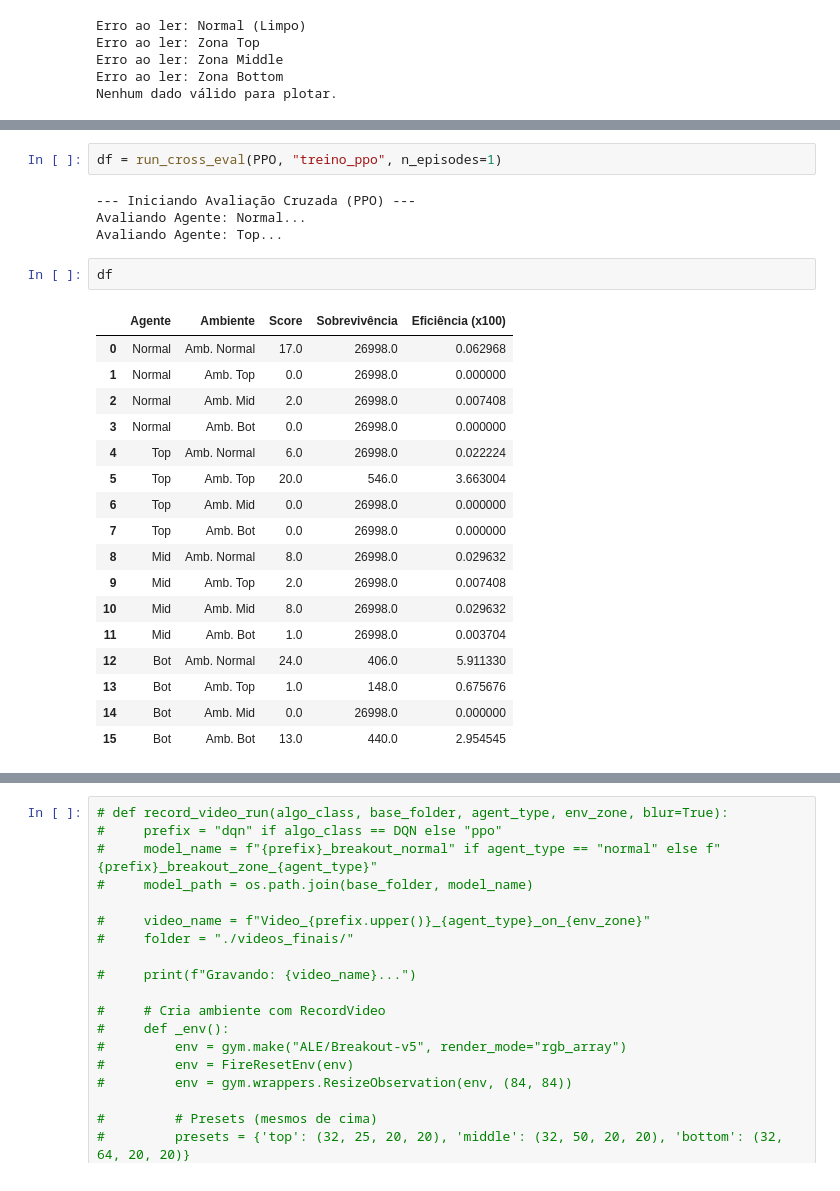
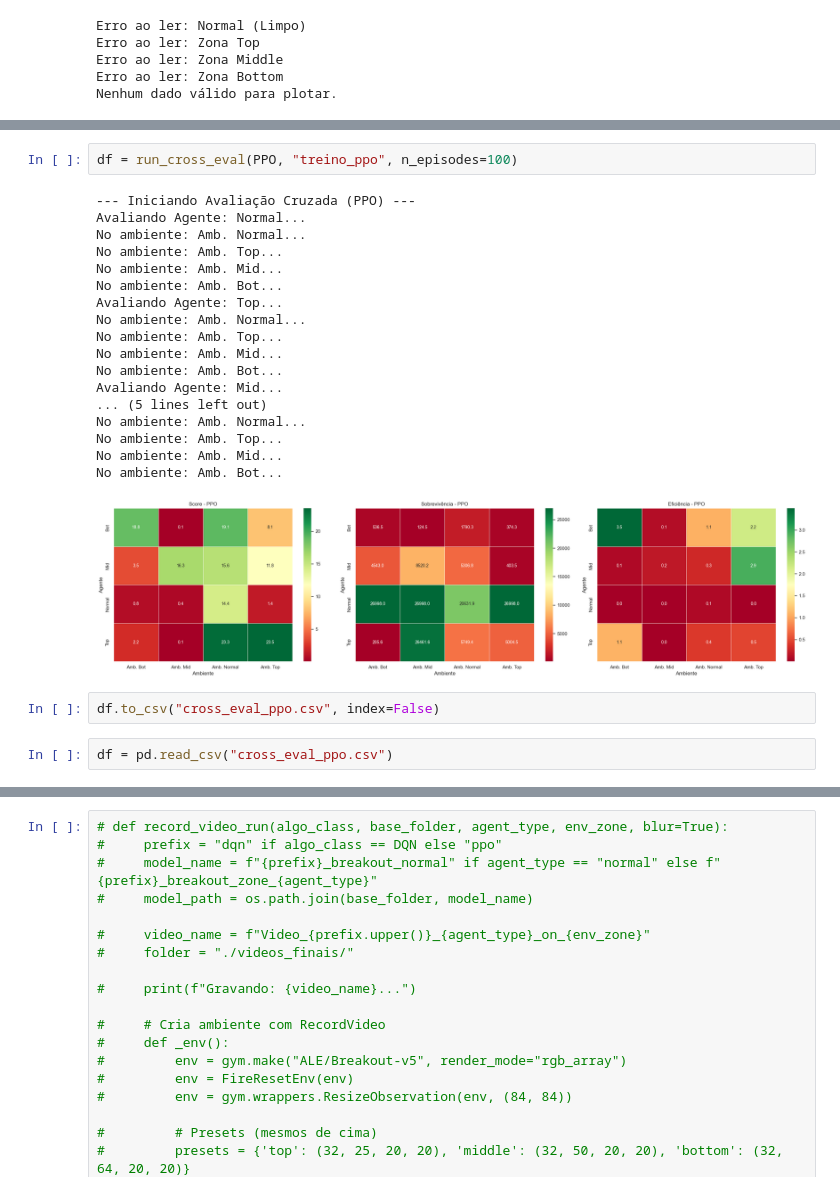
Before and after one commit to VitorBSP/BlurRL, a Jupyter notebook: analise_breakout_ppo.ipynb, the cells around one changed output, grey strips where cells are left out. Cells and saved outputs as stored; diff of their text form.

```diff
--- a/analise_breakout_ppo.ipynb
+++ b/analise_breakout_ppo.ipynb
@@ -637,28 +638,27 @@ def run_cross_eval(algo_class, base_folder, n_episodes=5):
 
     return df
 # %%
-df = run_cross_eval(PPO, "treino_ppo", n_episodes=1)
+df = run_cross_eval(PPO, "treino_ppo", n_episodes=100)
 # %% [output]
 --- Iniciando Avaliação Cruzada (PPO) ---
 Avaliando Agente: Normal...
+No ambiente: Amb. Normal...
+No ambiente: Amb. Top...
+No ambiente: Amb. Mid...
+No ambiente: Amb. Bot...
 Avaliando Agente: Top...
+No ambiente: Amb. Normal...
+No ambiente: Amb. Top...
+No ambiente: Amb. Mid...
+No ambiente: Amb. Bot...
+Avaliando Agente: Mid...
+... (5 lines left out)
+No ambiente: Amb. Normal...
+No ambiente: Amb. Top...
+No ambiente: Amb. Mid...
+No ambiente: Amb. Bot...
+[figure, added]
 # %%
-df
+df.to_csv("cross_eval_ppo.csv", index=False)
-# %% [output]
-|  | Agente | Ambiente | Score | Sobrevivência | Eficiência (x100) |
-| 0 | Normal | Amb. Normal | 17.0 | 26998.0 | 0.062968 |
-| 1 | Normal | Amb. Top | 0.0 | 26998.0 | 0.000000 |
-| 2 | Normal | Amb. Mid | 2.0 | 26998.0 | 0.007408 |
-| 3 | Normal | Amb. Bot | 0.0 | 26998.0 | 0.000000 |
-| 4 | Top | Amb. Normal | 6.0 | 26998.0 | 0.022224 |
-| 5 | Top | Amb. Top | 20.0 | 546.0 | 3.663004 |
-| 6 | Top | Amb. Mid | 0.0 | 26998.0 | 0.000000 |
-| 7 | Top | Amb. Bot | 0.0 | 26998.0 | 0.000000 |
-| 8 | Mid | Amb. Normal | 8.0 | 26998.0 | 0.029632 |
-| 9 | Mid | Amb. Top | 2.0 | 26998.0 | 0.007408 |
-| 10 | Mid | Amb. Mid | 8.0 | 26998.0 | 0.029632 |
-| 11 | Mid | Amb. Bot | 1.0 | 26998.0 | 0.003704 |
-| 12 | Bot | Amb. Normal | 24.0 | 406.0 | 5.911330 |
-| 13 | Bot | Amb. Top | 1.0 | 148.0 | 0.675676 |
-| 14 | Bot | Amb. Mid | 0.0 | 26998.0 | 0.000000 |
-| 15 | Bot | Amb. Bot | 13.0 | 440.0 | 2.954545 |
+# %%
+df = pd.read_csv("cross_eval_ppo.csv")
```
Also changed, not shown: parts of 2 cells of this notebook, 23 other files.
